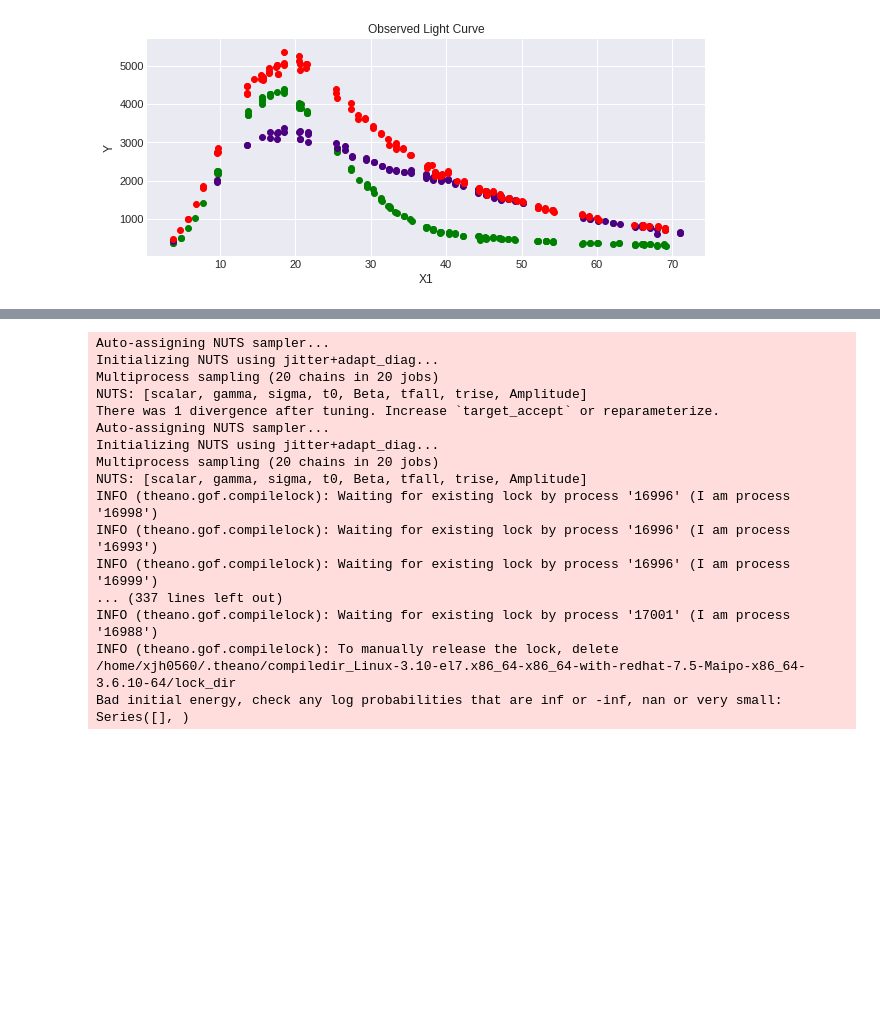
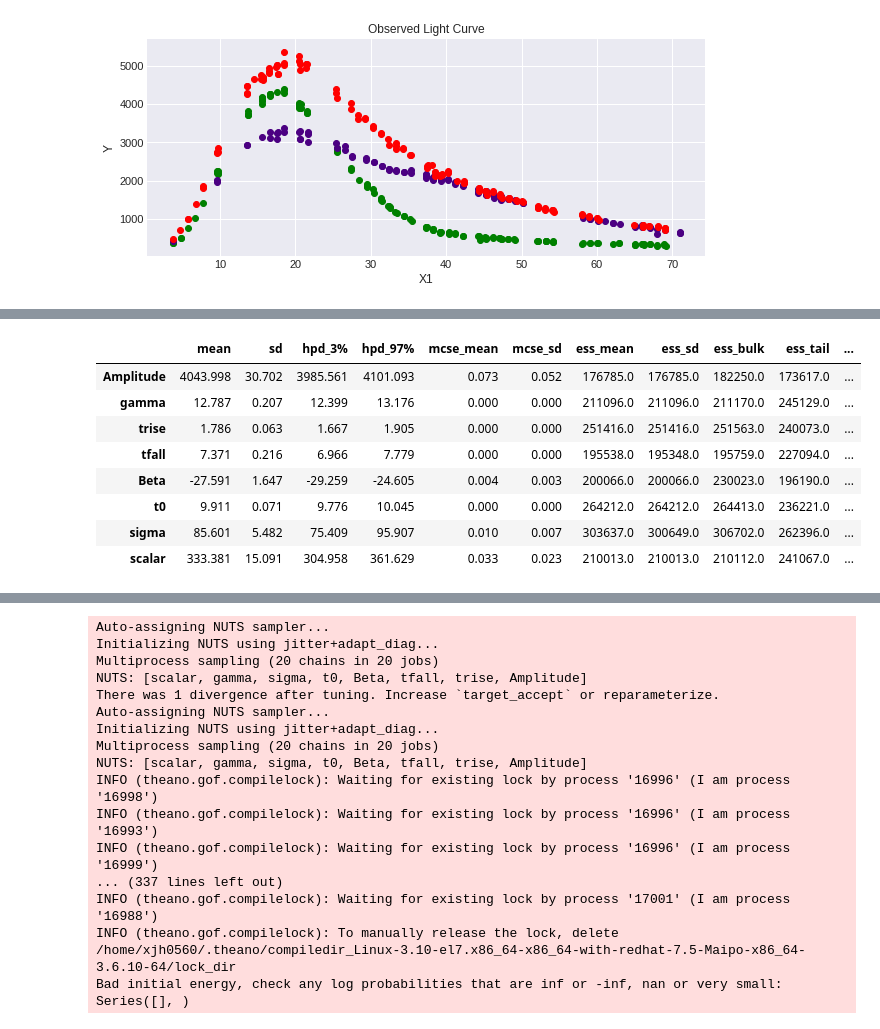
Before and after one commit to Hallflower20/PyMC3_Supernova, a Jupyter notebook: RealData/Dont_Reuse_All_Priors_Tinkering.ipynb, the cells around one changed output, grey strips where cells are left out. Drawn from its saved outputs; the diff is of its cells as text; code cells hidden in the pictures; blank space fills up the shorter version.

```diff
--- a/RealData/Dont_Reuse_All_Priors_Tinkering.ipynb
+++ b/RealData/Dont_Reuse_All_Priors_Tinkering.ipynb
@@ -213,0 +218,12 @@ for posterior in trace:
+# %%
+summary_tables[0]
+# %% [output]
+|  | mean | sd | hpd_3% | hpd_97% | mcse_mean | mcse_sd | ess_mean | ess_sd | ess_bulk | ess_tail | ... |
+| Amplitude | 4043.998 | 30.702 | 3985.561 | 4101.093 | 0.073 | 0.052 | 176785.0 | 176785.0 | 182250.0 | 173617.0 | ... |
+| gamma | 12.787 | 0.207 | 12.399 | 13.176 | 0.000 | 0.000 | 211096.0 | 211096.0 | 211170.0 | 245129.0 | ... |
+| trise | 1.786 | 0.063 | 1.667 | 1.905 | 0.000 | 0.000 | 251416.0 | 251416.0 | 251563.0 | 240073.0 | ... |
+| tfall | 7.371 | 0.216 | 6.966 | 7.779 | 0.000 | 0.000 | 195538.0 | 195348.0 | 195759.0 | 227094.0 | ... |
+| Beta | -27.591 | 1.647 | -29.259 | -24.605 | 0.004 | 0.003 | 200066.0 | 200066.0 | 230023.0 | 196190.0 | ... |
+| t0 | 9.911 | 0.071 | 9.776 | 10.045 | 0.000 | 0.000 | 264212.0 | 264212.0 | 264413.0 | 236221.0 | ... |
+| sigma | 85.601 | 5.482 | 75.409 | 95.907 | 0.010 | 0.007 | 303637.0 | 300649.0 | 306702.0 | 262396.0 | ... |
+| scalar | 333.381 | 15.091 | 304.958 | 361.629 | 0.033 | 0.023 | 210013.0 | 210013.0 | 210112.0 | 241067.0 | ... |
```
Also changed, not shown: parts of 5 cells of this notebook, 2 other files.
